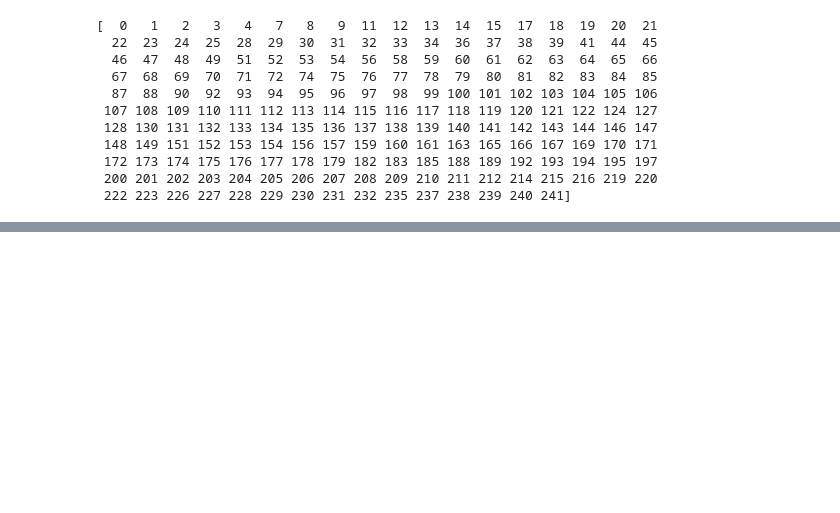
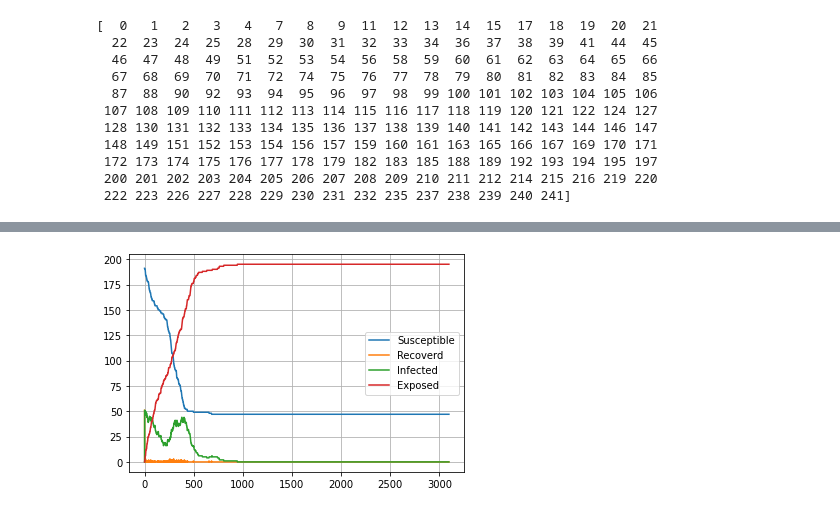
Before and after one commit to ChristianKar/Modeling_in_Epidemiology, a Jupyter notebook: SEIRModel_with_Vaccination.ipynb, the cells around one changed output, grey strips where cells are left out. Cells and saved outputs as stored; diff of their text form; code cells hidden in the pictures; blank space fills up the shorter version.

Commit message:
added basic plot

```diff
--- a/SEIRModel_with_Vaccination.ipynb
+++ b/SEIRModel_with_Vaccination.ipynb
@@ -53,7 +53,7 @@ metadata
 2. 1 / gamma : mean infectious period
 3. beta : contact rate
 # %%
-ALPHA = 1 #S -> E
+ALPHA = 2 #S -> E
 BETA = 0.1  #E -> I
 GAMMA = 0.01 #I -> R
 
@@ -132,3 +132,16 @@ print(np.where(statusMatrix[tMax]==RECOVERED)[0])
  172 173 174 175 176 177 178 179 182 183 185 188 189 192 193 194 195 197
  200 201 202 203 204 205 206 207 208 209 210 211 212 214 215 216 219 220
  222 223 226 227 228 229 230 231 232 235 237 238 239 240 241]
+# %%
+# Plotting the growth of S, E, I and R populations
+listPopulations = [] # List of dicts, indexed by timestep #np.zeros(shape=(tMax))
+print(statusMatrix[1])
+for timestep in range(tMax):
+    temp = np.unique(statusMatrix[timestep], return_counts=True)
+    #print(temp)
+    listPopulations.append( dict(zip(temp[0], temp[1])) )
+
+listPopulations = pd.DataFrame.from_dict(listPopulations).fillna(0).astype(int)
+print(listPopulations.head())
+# Do this at your own risk.
+# print(listPopulations)
@@ -134,0 +162,7 @@ print(np.where(statusMatrix[tMax]==RECOVERED)[0])
+# %%
+# Now we're plotting things
+listPopulations.plot()
+plt.legend({'Susceptible','Exposed','Infected','Recoverd'})
+plt.grid()
+# %% [output]
+[figure, added]
```
Also changed, not shown: parts of 1 cell of this notebook.
